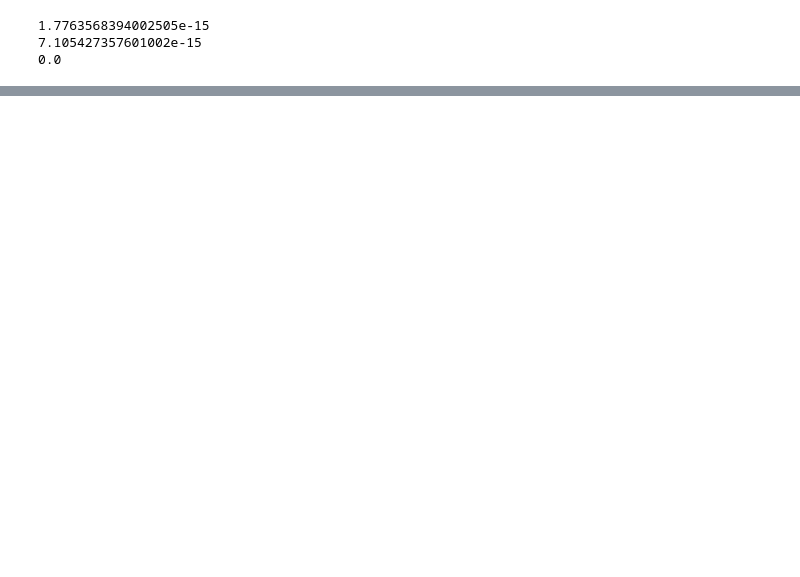
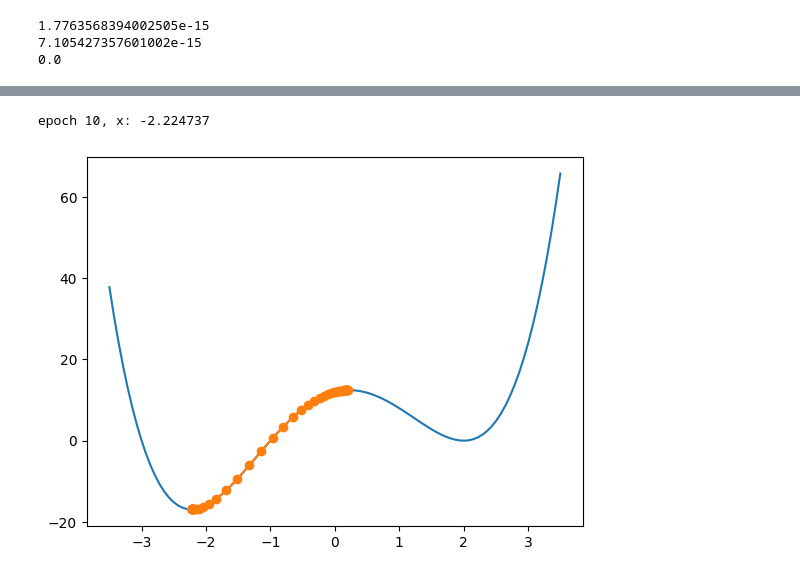
Before and after one commit to namoshi/mathAI, a Jupyter notebook: func_opt.ipynb, the cells around one changed output, grey strips where cells are left out. Saved outputs shown, nothing was run; the diff lists cells and outputs as text; code cells hidden in the pictures; blank space fills up the shorter version.

```diff
--- a/func_opt.ipynb
+++ b/func_opt.ipynb
@@ -66,0 +108,7 @@ print(df(2.0))
+# %%
+results = gd(0.2, 0.01, df)
+#print(results)
+show_trace(results, f)
+# %% [output]
+epoch 10, x: -2.224737
+[figure, added]
```
Also changed, not shown: parts of 6 cells of this notebook.
